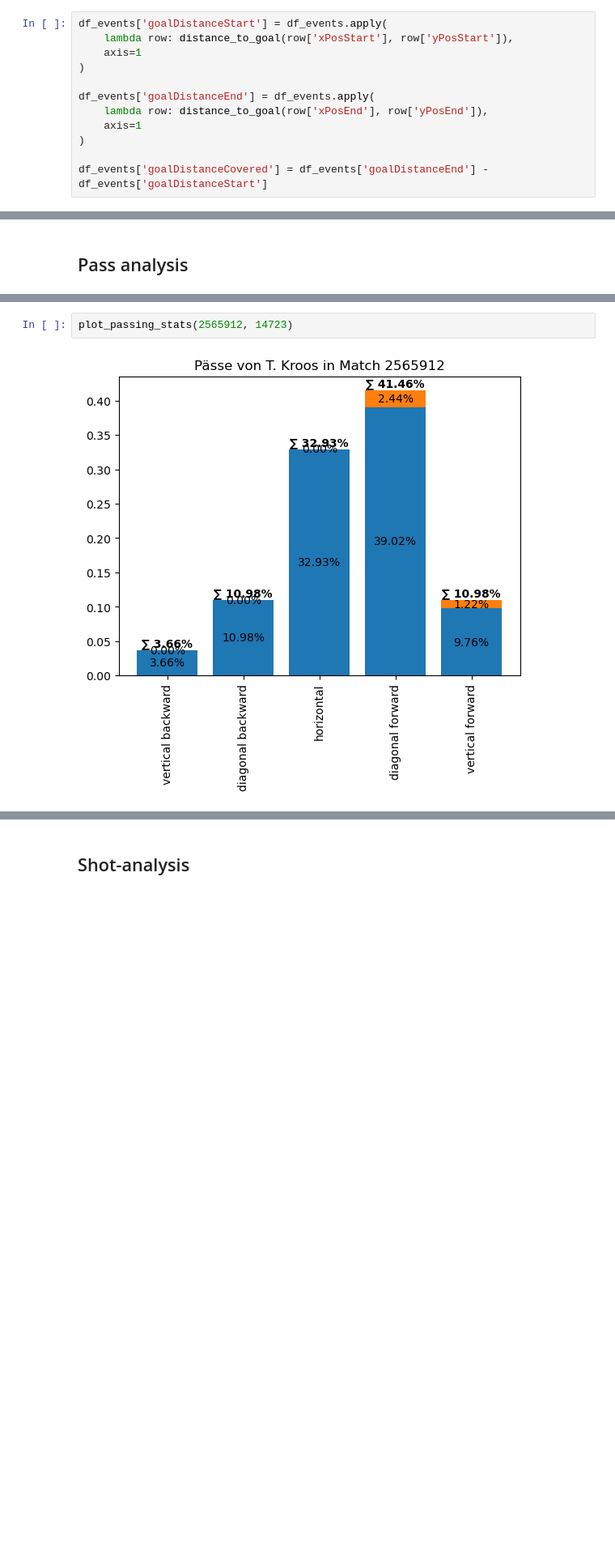
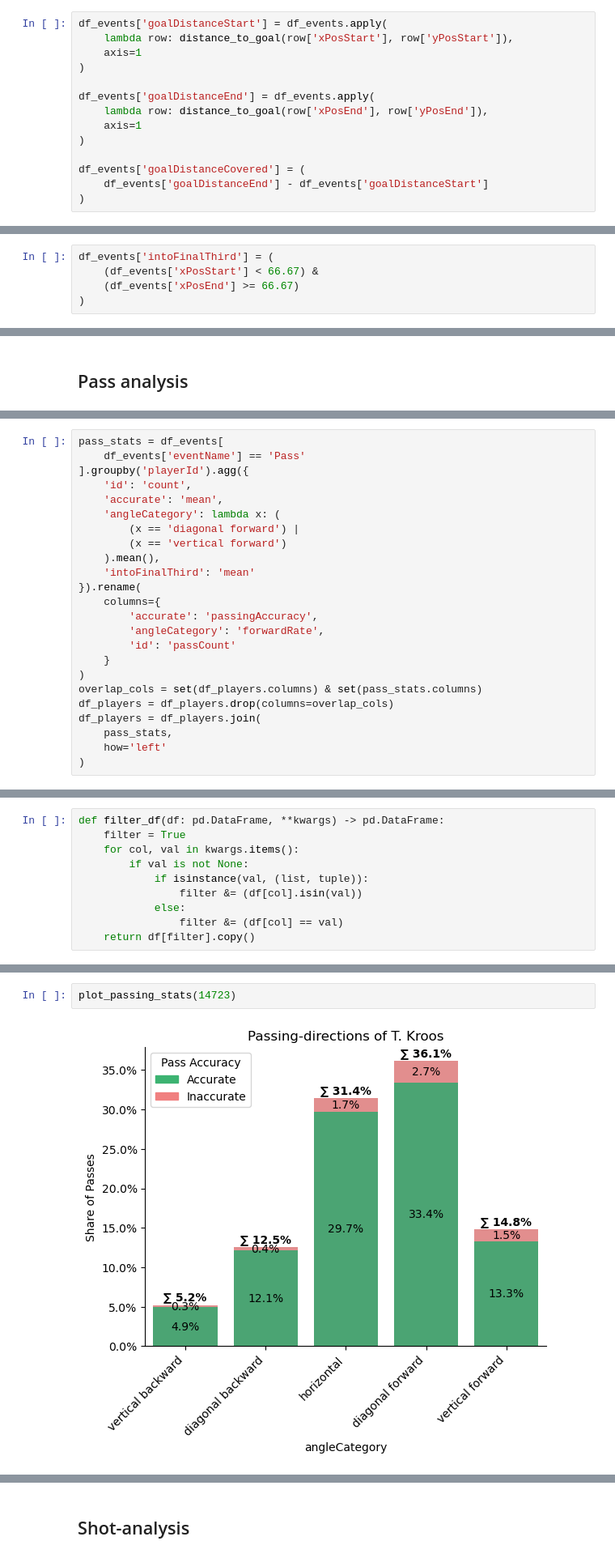
Before and after one commit to j-woe/football-analysis, a Jupyter notebook: EDA.ipynb, the cells around one changed output, grey strips where cells are left out. Shown at 81% size. Saved outputs shown, nothing was run; the diff lists cells and outputs as text; blank space fills up the shorter version.

Commit message:
refactor an d prettify graphs

```diff
--- a/EDA.ipynb
+++ b/EDA.ipynb
@@ -210,4 +218,6 @@ df_events['goalDistanceEnd'] = df_events.apply(
     axis=1
 )
 
-df_events['goalDistanceCovered'] = df_events['goalDistanceEnd'] - df_events['goalDistanceStart']
+df_events['goalDistanceCovered'] = (
+    df_events['goalDistanceEnd'] - df_events['goalDistanceStart']
+)
@@ -214,3 +226,8 @@ df_events['goalDistanceCovered'] = df_events['goalDistanceEnd'] - df_events['goa
+# %%
+df_events['intoFinalThird'] = (
+    (df_events['xPosStart'] < 66.67) &
+    (df_events['xPosEnd'] >= 66.67)
+)
 # %% [markdown]
 Calculate the angle between the line between the start- and end-position and a vertical line.
 # %%
@@ -419,0 +400,24 @@ def plot_passes(feature = 'angleCategory', matchId = None, playerId = None):
+# %%
+pass_stats = df_events[
+    df_events['eventName'] == 'Pass'
+].groupby('playerId').agg({
+    'id': 'count',
+    'accurate': 'mean',
+    'angleCategory': lambda x: (
+        (x == 'diagonal forward') |
+        (x == 'vertical forward')
+    ).mean(),
+    'intoFinalThird': 'mean'
+}).rename(
+    columns={
+        'accurate': 'passingAccuracy',
+        'angleCategory': 'forwardRate',
+        'id': 'passCount'
+    }
+)
+overlap_cols = set(df_players.columns) & set(pass_stats.columns)
+df_players = df_players.drop(columns=overlap_cols)
+df_players = df_players.join(
+    pass_stats,
+    how='left'
+)
@@ -419,0 +506,10 @@ def plot_passes(feature = 'angleCategory', matchId = None, playerId = None):
+# %%
+def filter_df(df: pd.DataFrame, **kwargs) -> pd.DataFrame:
+    filter = True
+    for col, val in kwargs.items():
+        if val is not None:
+            if isinstance(val, (list, tuple)):
+                filter &= (df[col].isin(val))
+            else:
+                filter &= (df[col] == val)
+    return df[filter].copy()
@@ -455,4 +750,4 @@ def plot_passing_stats(matchId, playerId):
 # %%
-plot_passing_stats(2565912, 14723)
+plot_passing_stats(14723)
 # %% [output]
-[figure, old version]
+[figure, new version]
```
Also changed, not shown: parts of 58 cells of this notebook.
